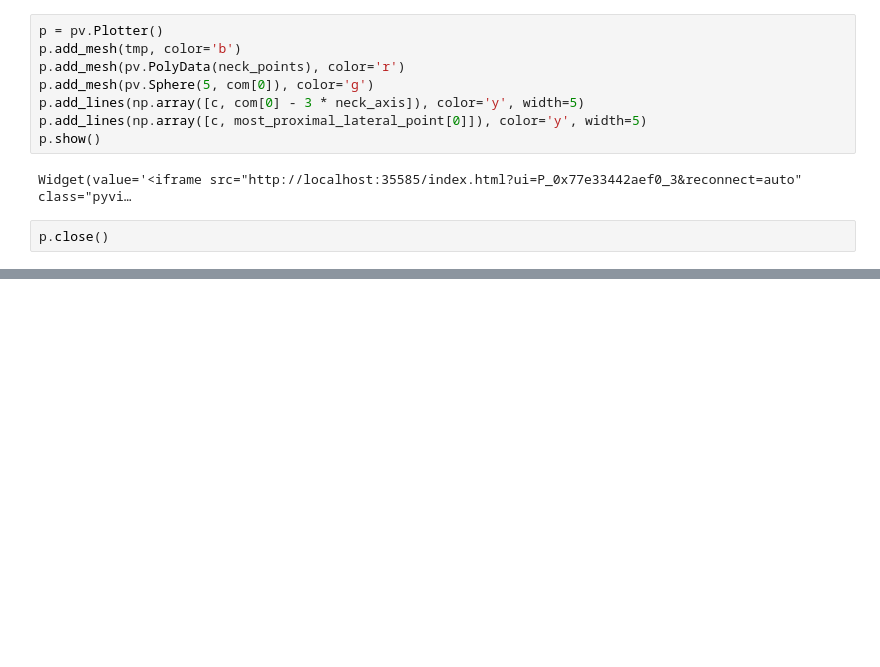
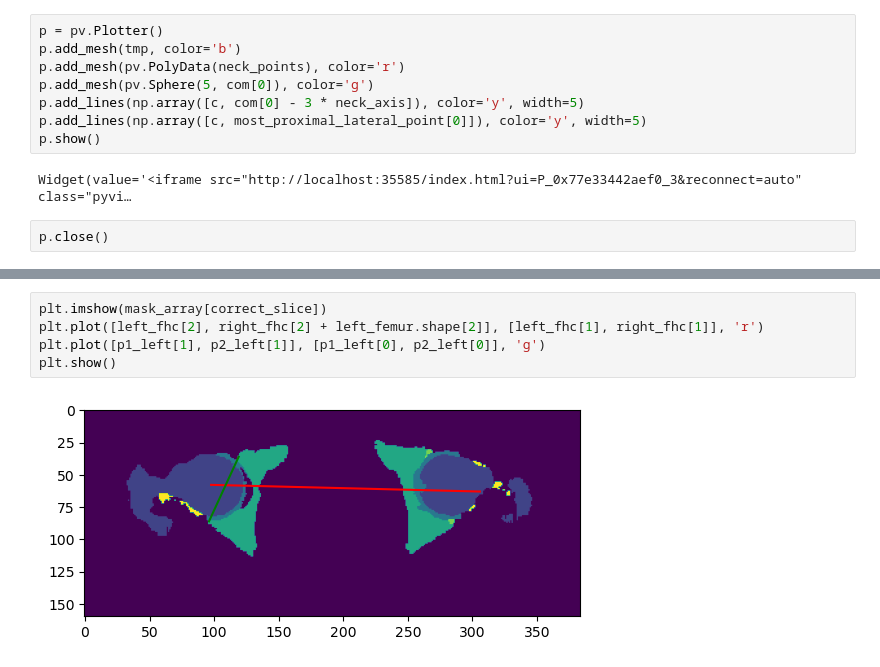
Before and after one commit to swestfechtel/morphometry, a Jupyter notebook: cookbook.ipynb, the cells around one changed output, grey strips where cells are left out. Drawn from its saved outputs; the diff is of its cells as text; blank space fills up the shorter version.

```diff
--- a/cookbook.ipynb
+++ b/cookbook.ipynb
@@ -255,0 +338,7 @@ p.close()
+# %%
+plt.imshow(mask_array[correct_slice])
+plt.plot([left_fhc[2], right_fhc[2] + left_femur.shape[2]], [left_fhc[1], right_fhc[1]], 'r')
+plt.plot([p1_left[1], p2_left[1]], [p1_left[0], p2_left[0]], 'g')
+plt.show()
+# %% [output]
+[figure, added]
```
Also changed, not shown: parts of 32 cells of this notebook, 1 other file.
